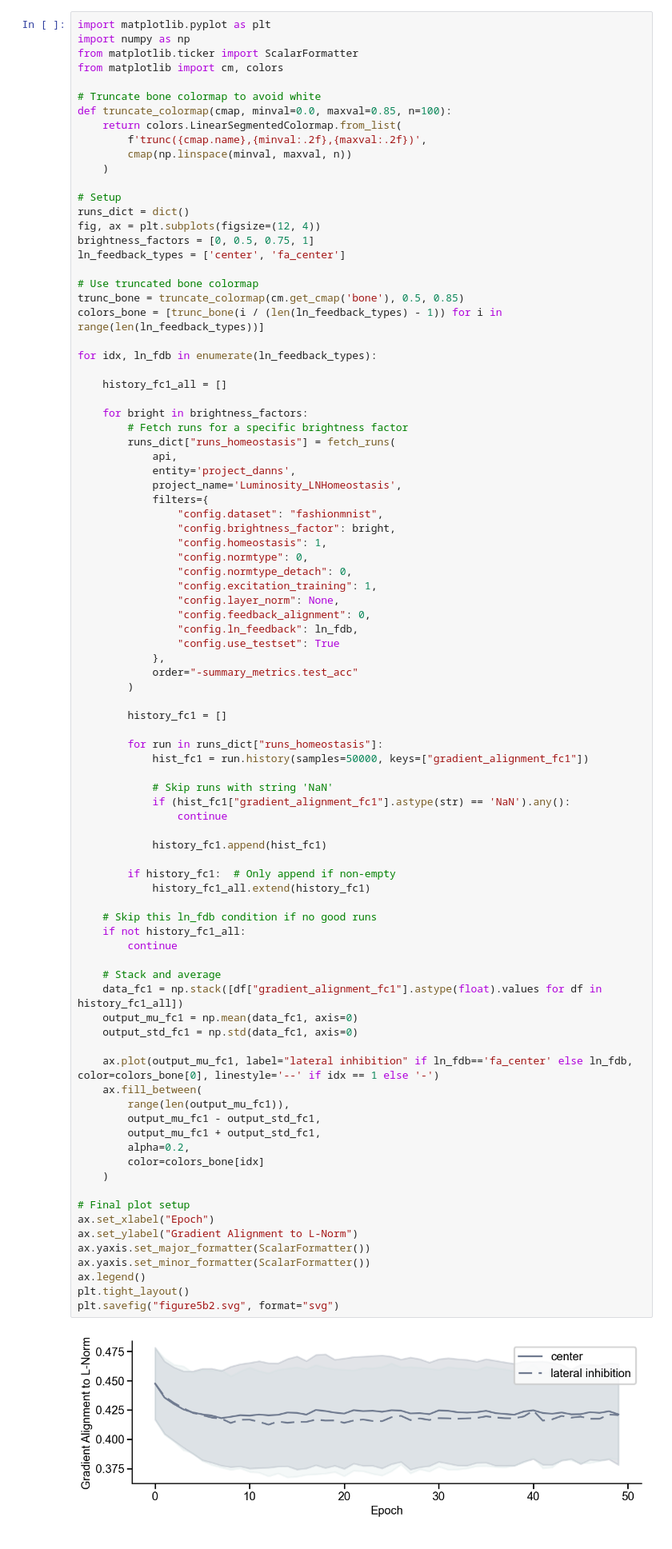
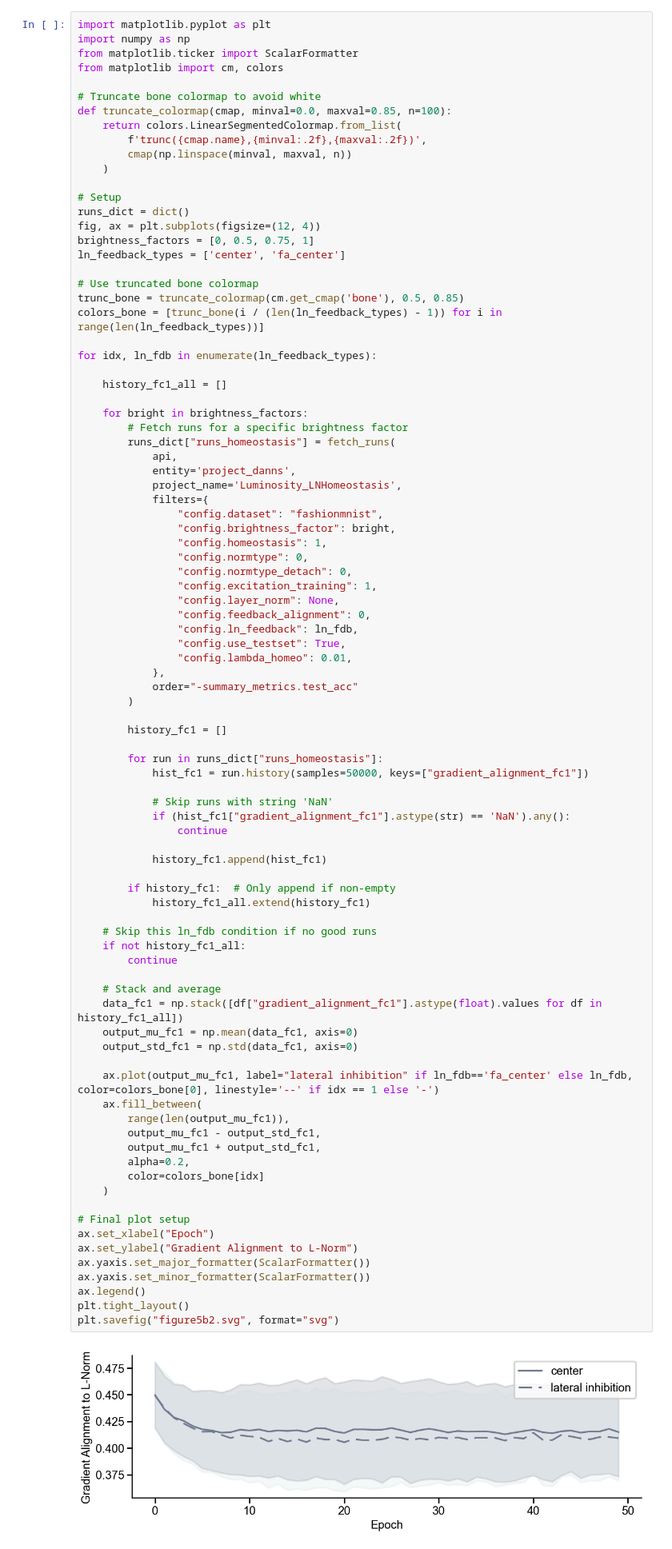
Before and after one commit to RoyHEyono/HomeostaticDANN, a Jupyter notebook: models/dense_mnist_task/figure_notebooks/fig5.ipynb, the cells around one changed output. Shown at 80% size. Drawn from its saved outputs; the diff is of its cells as text.

```diff
--- a/models/dense_mnist_task/figure_notebooks/fig5.ipynb
+++ b/models/dense_mnist_task/figure_notebooks/fig5.ipynb
@@ -80,7 +80,8 @@ for idx, ln_fdb in enumerate(ln_feedback_types):
                 "config.layer_norm": None,
                 "config.feedback_alignment": 0,
                 "config.ln_feedback": ln_fdb,
-                "config.use_testset": True
+                "config.use_testset": True,
+                "config.lambda_homeo": 0.01,
             },
             order="-summary_metrics.test_acc"
         )
@@ -99,34 +100,34 @@ for idx, ln_fdb in enumerate(ln_feedback_types):
         if history_fc1:  # Only append if non-empty
             history_fc1_all.extend(history_fc1)
 
     # Skip this ln_fdb condition if no good runs
     if not history_fc1_all:
         continue
 
     # Stack and average
     data_fc1 = np.stack([df["gradient_alignment_fc1"].astype(float).values for df in history_fc1_all])
     output_mu_fc1 = np.mean(data_fc1, axis=0)
     output_std_fc1 = np.std(data_fc1, axis=0)
 
     ax.plot(output_mu_fc1, label="lateral inhibition" if ln_fdb=='fa_center' else ln_fdb, color=colors_bone[0], linestyle='--' if idx == 1 else '-')
     ax.fill_between(
         range(len(output_mu_fc1)),
         output_mu_fc1 - output_std_fc1,
         output_mu_fc1 + output_std_fc1,
         alpha=0.2,
         color=colors_bone[idx]
     )
 
 # Final plot setup
 ax.set_xlabel("Epoch")
 ax.set_ylabel("Gradient Alignment to L-Norm")
 ax.yaxis.set_major_formatter(ScalarFormatter())
 ax.yaxis.set_minor_formatter(ScalarFormatter())
 ax.legend()
 plt.tight_layout()
 plt.savefig("figure5b2.svg", format="svg")
 # %% [output]
-[figure, old version]
+[figure, new version]
 # %%
 import matplotlib.pyplot as plt
 import numpy as np
```
Also changed, not shown: parts of 1 cell of this notebook, 23 other files.
